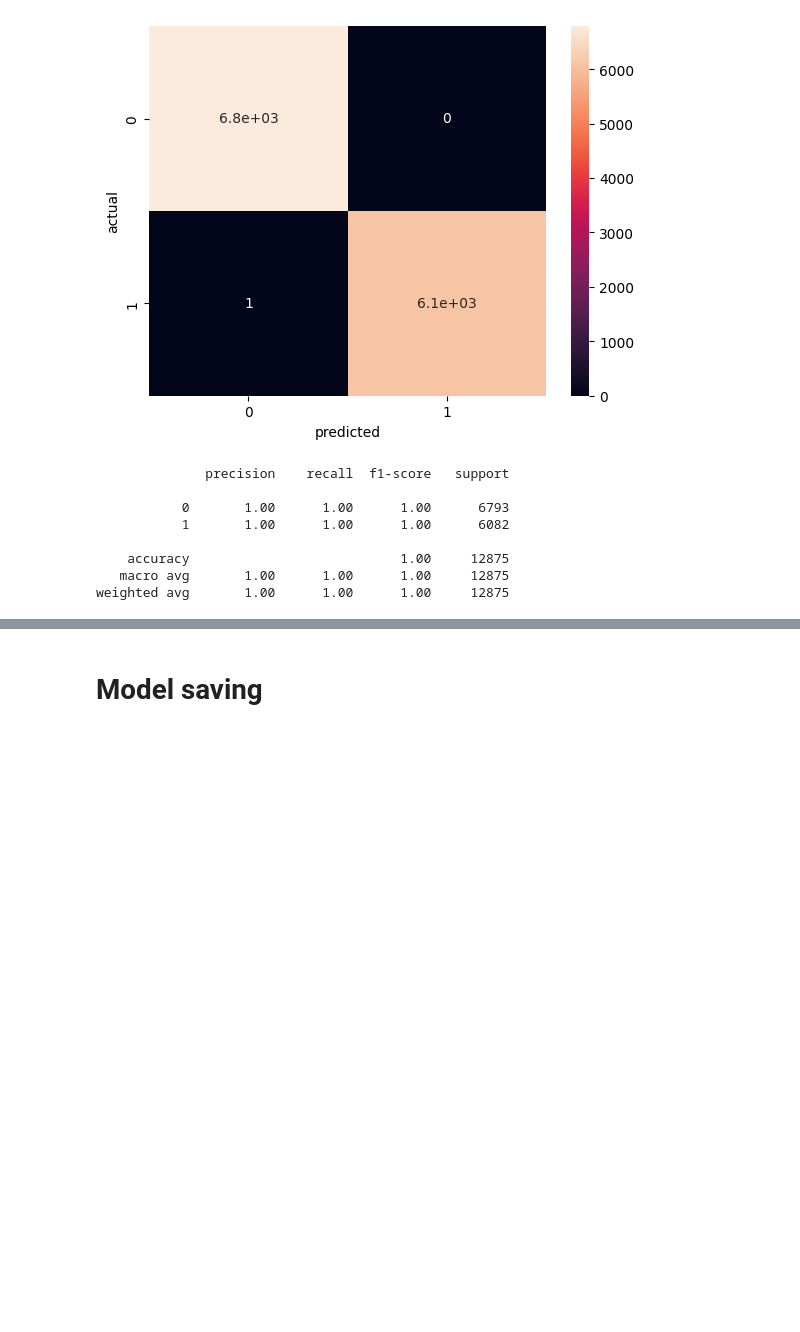
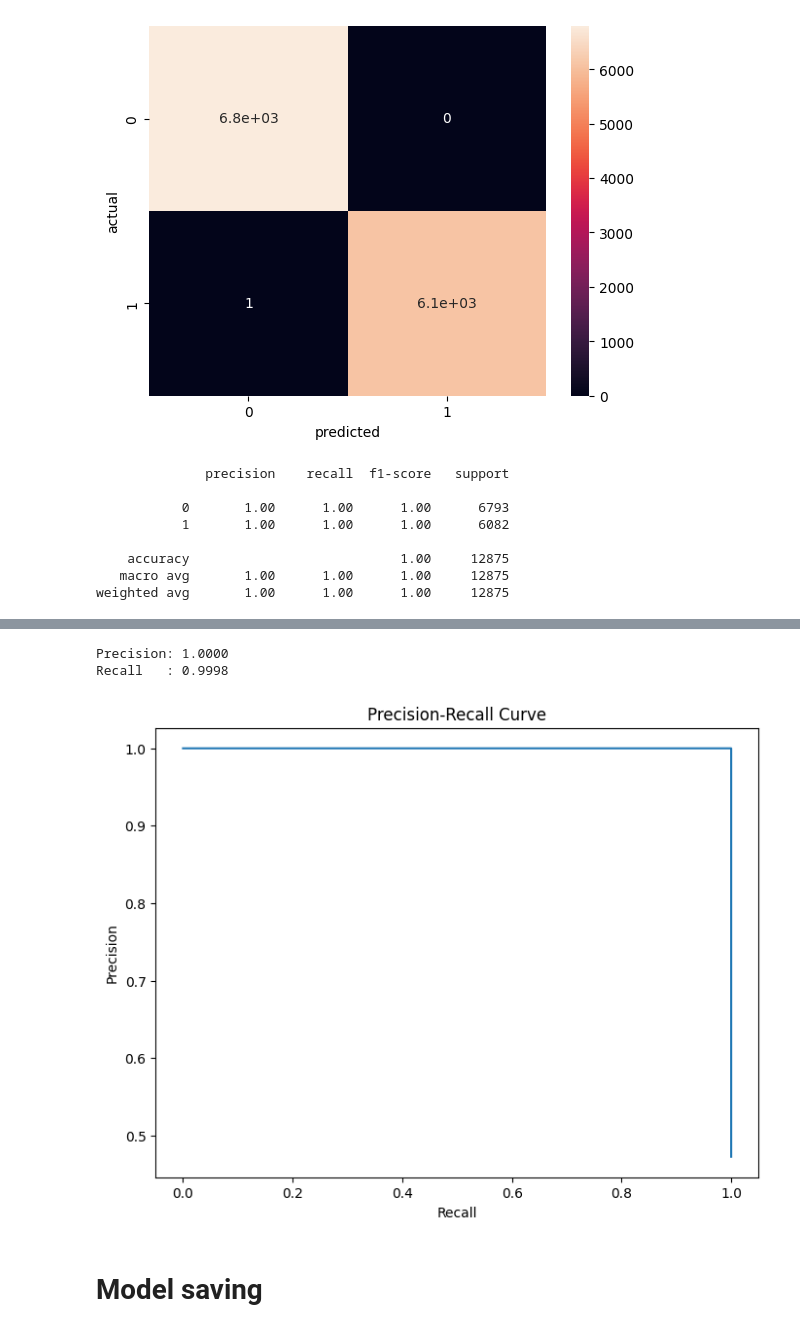
Before and after one commit to Rahul107213/projects, a Jupyter notebook: churn_prediction/churn_prediction.ipynb, the cells around one changed output, grey strips where cells are left out. Cells and saved outputs as stored; diff of their text form; code cells hidden in the pictures; blank space fills up the shorter version.

```diff
--- a/churn_prediction/churn_prediction.ipynb
+++ b/churn_prediction/churn_prediction.ipynb
@@ -467,3 +491,32 @@ weighted avg       1.00      1.00      1.00     12875
+# %%
+from sklearn.metrics import precision_score, recall_score
+
+y_pred = model_1.predict(X_test)
+precision = precision_score(y_test, y_pred)
+recall = recall_score(y_test, y_pred)
+
+print(f"Precision: {precision:.4f}")
+print(f"Recall   : {recall:.4f}")
+
+precision, recall, thresholds = precision_recall_curve(
+    y_test,
+    y_prob
+)
+
+
+plt.figure(figsize=(8, 6))
+
+plt.plot(recall, precision)
+
+plt.xlabel("Recall")
+plt.ylabel("Precision")
+plt.title("Precision-Recall Curve")
+
+plt.show()
+# %% [output]
+Precision: 1.0000
+Recall   : 0.9998
+[figure, added]
 # %% [markdown]
 # Model saving
 # %%
```
Also changed, not shown: parts of 6 cells of this notebook.
